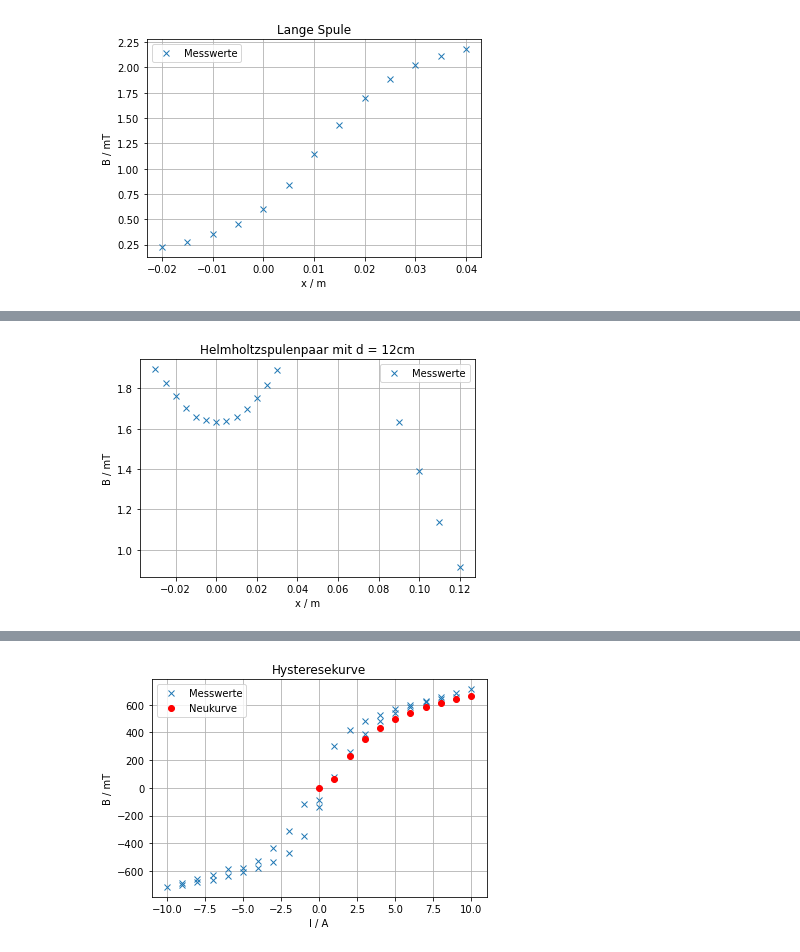
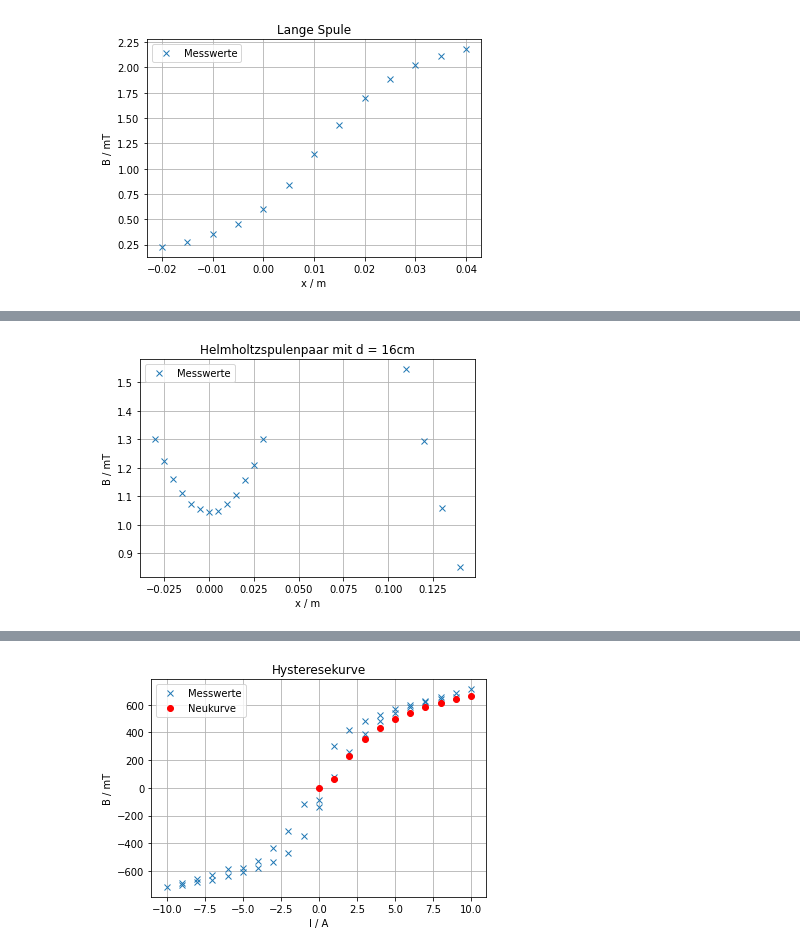
Before and after one commit to waerther/grundpraktikum1, a Jupyter notebook: v308/messdaten.ipynb, the cells around one changed output, grey strips where cells are left out. Drawn from its saved outputs; the diff is of its cells as text; code cells hidden in the pictures.

Commit message:
v308 plot.py erstellt und plots verbessert

```diff
--- a/v308/messdaten.ipynb
+++ b/v308/messdaten.ipynb
@@ -30,0 +118,4 @@ print(daten.to_latex(index = False, column_format= "c c", na_rep = "-", float_fo
+# %%
+helmholtzspule_16cm = pd.read_excel("md_helmholtzspule_16cm.xlsx")
+helmholtzspule_16cm = helmholtzspule_16cm.iloc[:,[0,1]]
+print(helmholtzspule_16cm.to_latex(index = False, column_format= "c c", na_rep = "-", float_format="%.3f"))
@@ -31,19 +140,17 @@ print(daten.to_latex(index = False, column_format= "c c", na_rep = "-", float_fo
 # %%
-import matplotlib.pyplot as plt
-
-x =[-0.030, -0.025, -0.020, -0.015, -0.010, -0.005,  0.000,  0.005,  0.010,  0.015,  0.020,  0.025,  0.030,  0.090,  0.100,  0.110,  0.120]
-y =[1.895, 1.826, 1.764, 1.705, 1.657, 1.645, 1.632, 1.638, 1.660, 1.700, 1.754, 1.818, 1.890, 1.634, 1.390, 1.137, 0.915]
+np.savetxt('helmholtzspule_16cm.txt', helmholtzspule_16cm.values, header='x/m mT', fmt='%f')
+x, y = np.genfromtxt('helmholtzspule_16cm.txt', unpack=True, skip_header=1)
 
 fig = plt.figure()
 ax = fig.add_subplot(1,1,1)
-ax.set_title('Helmholtzspulenpaar mit d = 12cm')
+ax.set_title('Helmholtzspulenpaar mit d = 16cm')
 ax.set_xlabel('x / m')
 ax.set_ylabel('B / mT')
 ax.grid()
 ax.plot(x,y, 'x', label='Messwerte')
 ax.legend()
-plt.savefig('Helmholtz1.png', dpi=1000)
+plt.savefig('Helmholtz3.png', dpi=1000)
 plt.show()
 # %% [output]
-[figure, old version]
+[figure, new version]
 # %%
```
Also changed, not shown: parts of 13 cells of this notebook, 14 other files.
